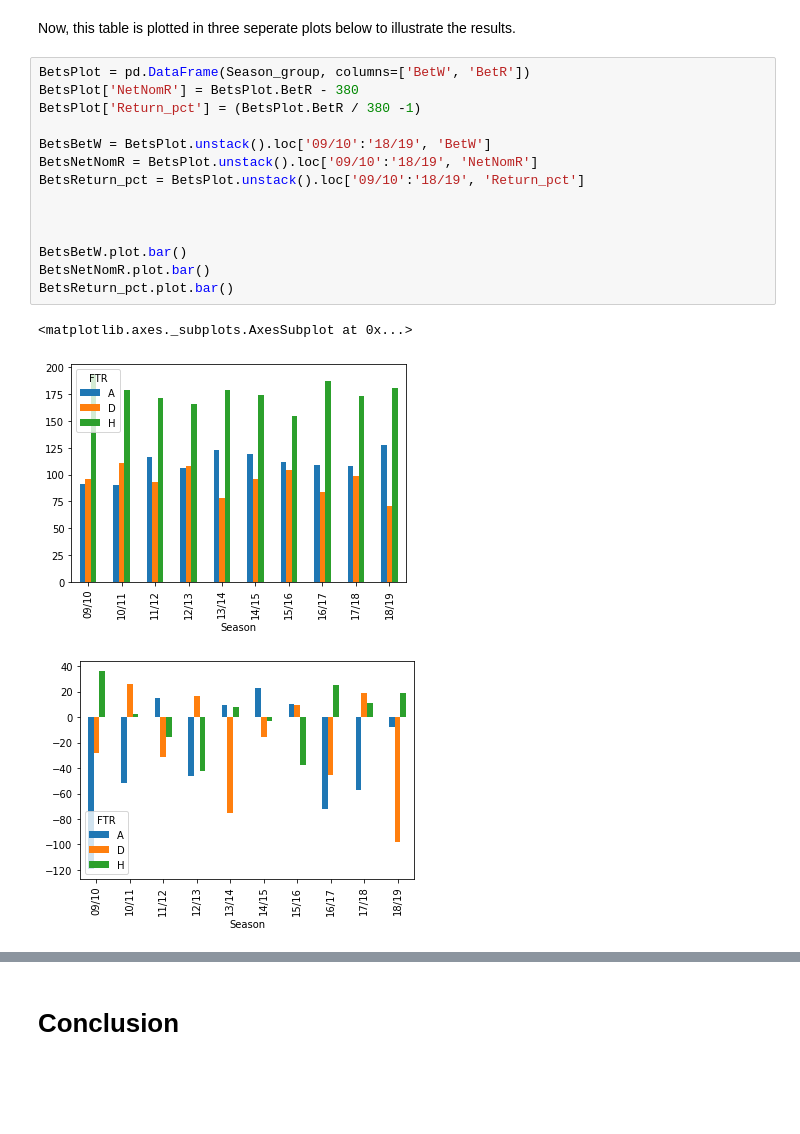
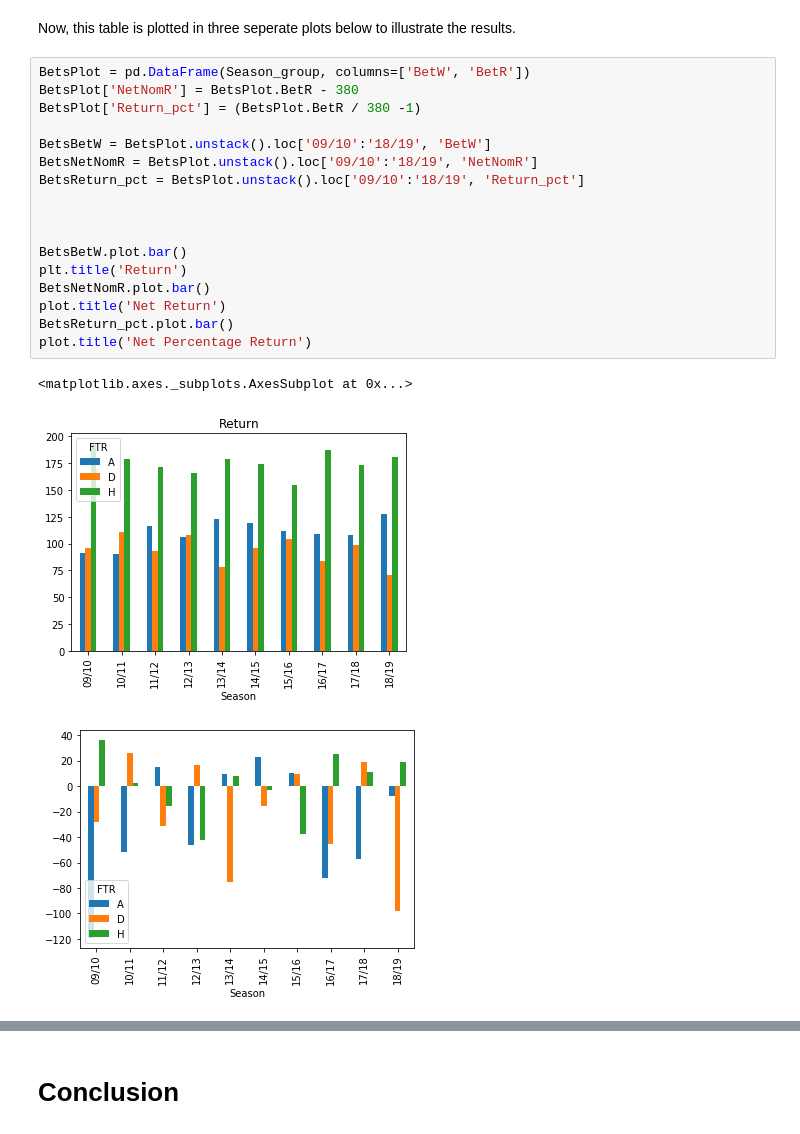
Before and after one commit to NumEconCopenhagen/projects-2020-group20, a Jupyter notebook: dataproject/dataproject.ipynb, the cells around one changed output, grey strips where cells are left out. Drawn from its saved outputs; the diff is of its cells as text; blank space fills up the shorter version.

```diff
--- a/dataproject/dataproject.ipynb
+++ b/dataproject/dataproject.ipynb
@@ -256,20 +253,23 @@ Now, this table is plotted in three seperate plots below to illustrate the resul
 # %%
 BetsPlot = pd.DataFrame(Season_group, columns=['BetW', 'BetR'])
 BetsPlot['NetNomR'] = BetsPlot.BetR - 380
 BetsPlot['Return_pct'] = (BetsPlot.BetR / 380 -1)
 
 BetsBetW = BetsPlot.unstack().loc['09/10':'18/19', 'BetW']
 BetsNetNomR = BetsPlot.unstack().loc['09/10':'18/19', 'NetNomR']
 BetsReturn_pct = BetsPlot.unstack().loc['09/10':'18/19', 'Return_pct']
 
 
 
 BetsBetW.plot.bar()
+plt.title('Return')
 BetsNetNomR.plot.bar()
+plot.title('Net Return')
 BetsReturn_pct.plot.bar()
+plot.title('Net Percentage Return')
 # %% [output]
 <matplotlib.axes._subplots.AxesSubplot at 0x...>
-[figure, old version]
+[figure, new version]
 [figure]
 [figure]
 # %% [markdown]
```
Also changed, not shown: parts of 1 cell of this notebook.
